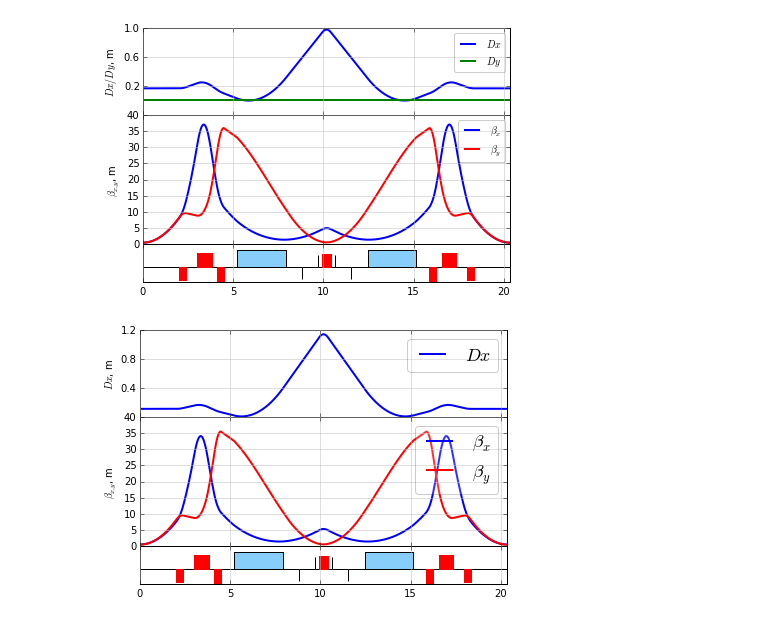
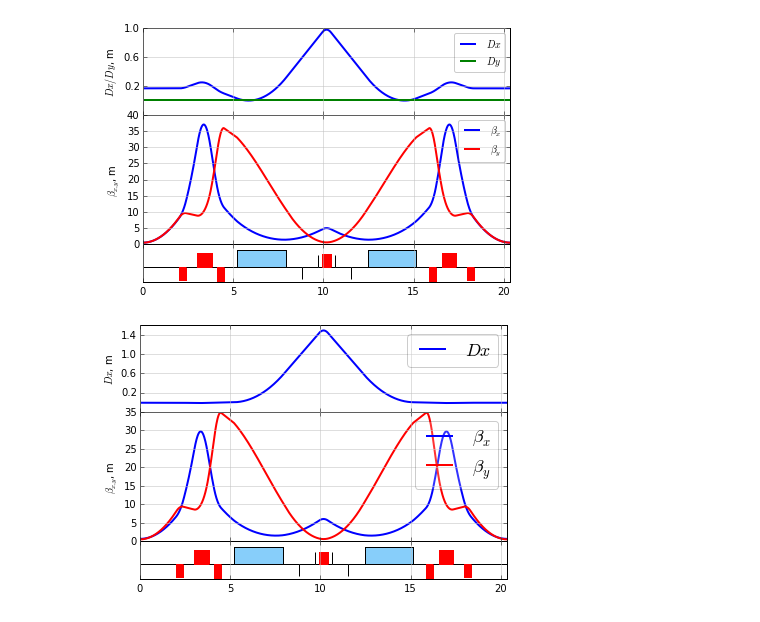
Before and after one commit to CFGrote/workshop, a Jupyter notebook: 1_introduction.ipynb, the cells around one changed output. Saved outputs shown, nothing was run; the diff lists cells and outputs as text; code cells hidden in the pictures.

```diff
--- a/1_introduction.ipynb
+++ b/1_introduction.ipynb
@@ -230,19 +234,19 @@ plt.show()
 [figure]
 # %%
 # you can play with quadrupole strength and try to make achromat
-Q4.k1 = 1.25
+Q4.k1 = 1.18
 
 # to make achromat uncomment next line
 # Q4.k1 =  1.18543769836
 # To use matching function, please see ocelot/demos/ebeam/dba.py
 
 # updating transfer maps after changing element parameters.
 lat.update_transfer_maps()
 
 # recalculate twiss parameters
 tws=twiss(lat, nPoints=1000)
 
 plot_opt_func(lat, tws, legend=False)
 plt.show()
 # %% [output]
-[figure, old version]
+[figure, new version]
```
Also changed, not shown: parts of 3 cells of this notebook, 4 other files.
